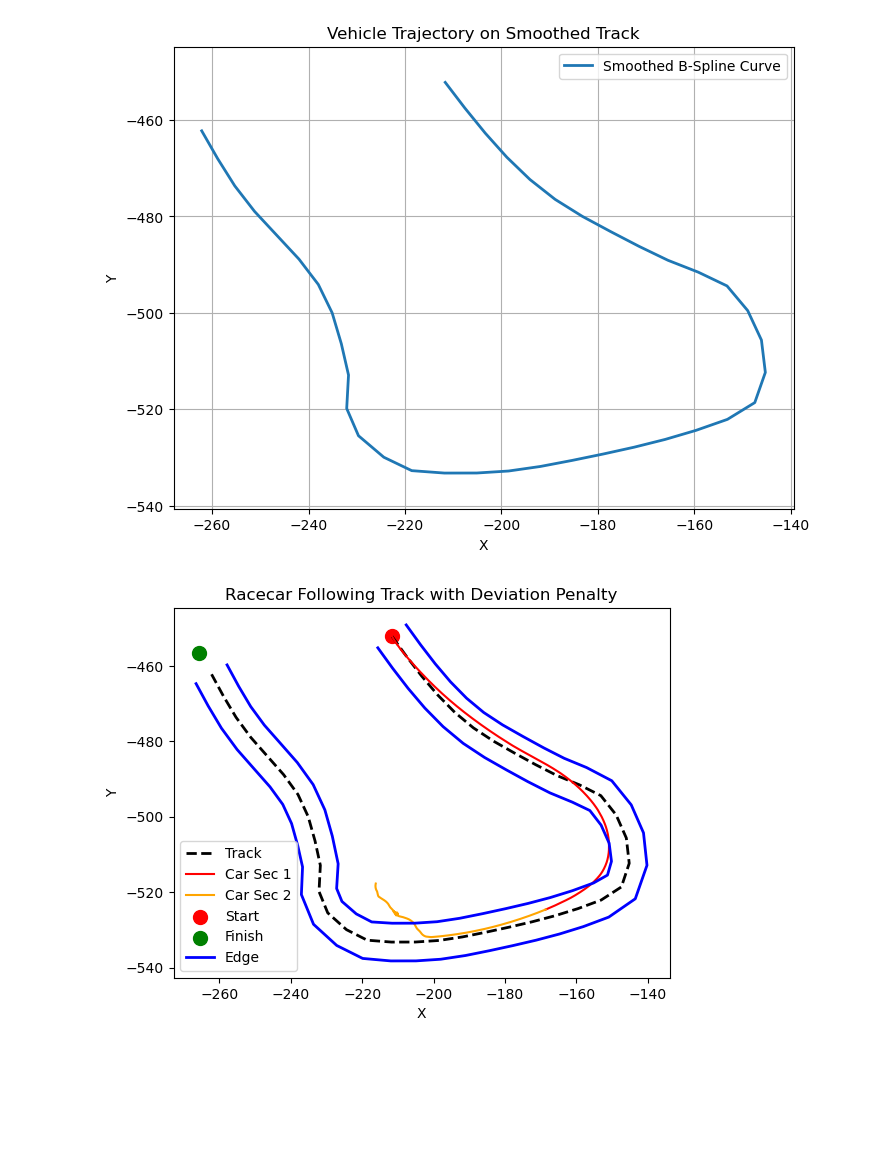
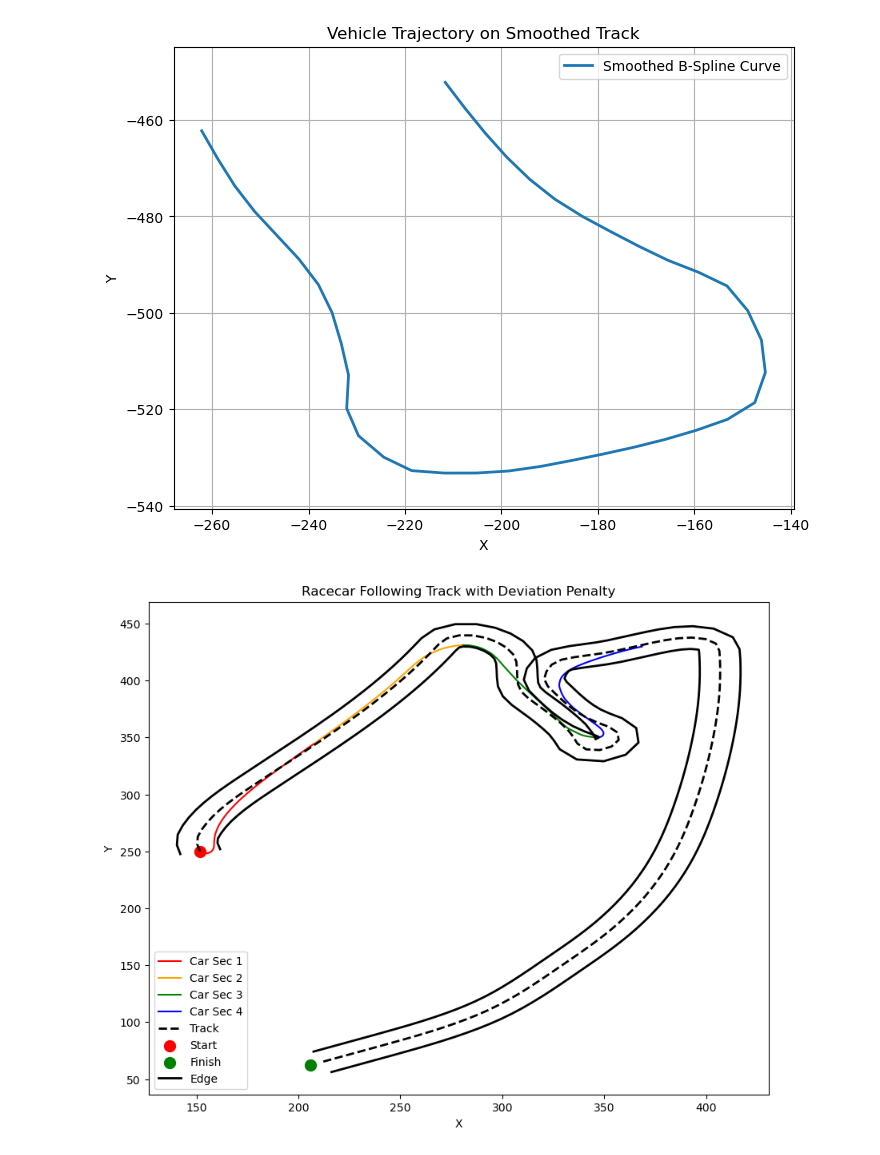
Before and after one commit to nathanctodd/Monaco, a Jupyter notebook: vol4proj.ipynb, the cells around one changed output. Cells and saved outputs as stored; diff of their text form; code cells hidden in the pictures; blank space fills up the shorter version.

```diff
--- a/vol4proj.ipynb
+++ b/vol4proj.ipynb
@@ -396,9 +396,11 @@ from scipy.interpolate import interp1d
 from scipy.integrate import solve_ivp
 
 # Define track (x_smooth, y_smooth)
-t = np.linspace(0, 1, len(x_smooth[290:330]))
-x_interp = interp1d(t, x_smooth[290:330], kind='cubic')
-y_interp = interp1d(t, y_smooth[290:330], kind='cubic')
+start_x, end_x = 0, 150
+t = np.linspace(0, 1, len(x_smooth[start_x:end_x]))
+x_interp = interp1d(t, x_smooth[start_x:end_x], kind='cubic')
+y_interp = interp1d(t, y_smooth[start_x:end_x], kind='cubic')
+
 
 # Car parameters
 L = 3  # Wheelbase
@@ -446,7 +448,7 @@ def speed_control(x, y, v, base_accel=3.0):
     else:
         return base_accel  # Accelerate normally
 
-def stanley_controller(x, y, theta, v, lookahead=0.08, k=1.5, damping=0.1):
+def stanley_controller(x, y, theta, v, lookahead=0.03, k=1.5, damping=0.1):
     """
     Stanley Controller for steering correction.
 
@@ -506,46 +508,58 @@ def control_func(t, state):
     a = speed_control(x, y, v)
 
     return a, delta
 
 
 
 # Solve the system
+plt.figure(figsize=(10, 8))
 t_span = [0, 10]
-y0 = [x_smooth[290], y_smooth[290], 10.0, -np.pi/3]  # Initial state (start at first track point)
+y0 = [x_smooth[start_x], y_smooth[start_x], 10.0, -np.pi/3]  # Initial state (start at first track point)
 sol = solve_ivp(racecar_dynamics, t_span, y0, args=(control_func,), t_eval=np.linspace(0, t_span[1], 500), method="RK45")
-t_span = [0,5]
+plt.plot(sol.y[0], sol.y[1], 'r', label="Car Sec 1")
+t_span = [0,10]
 y0 = [sol.y[0][-1], sol.y[1][-1], sol.y[2][-1], sol.y[3][-1]]  # Initial state (start at first track point)
 sol2 = solve_ivp(racecar_dynamics, t_span, y0, args=(control_func,), t_eval=np.linspace(0, t_span[1], 500), method="RK45")
+plt.plot(sol2.y[0], sol2.y[1], 'orange', label="Car Sec 2")
+
+t_span = [0,10]
+y0 = [sol2.y[0][-1], sol2.y[1][-1], sol2.y[2][-1], sol2.y[3][-1]]  # Initial state (start at first track point)
+sol3 = solve_ivp(racecar_dynamics, t_span, y0, args=(control_func,), t_eval=np.linspace(0, t_span[1], 500), method="RK45")
+plt.plot(sol3.y[0], sol3.y[1], 'green', label="Car Sec 3")
+
+t_span = [0,10]
+y0 = [sol3.y[0][-1], sol3.y[1][-1], sol3.y[2][-1], sol3.y[3][-1]]  # Initial state (start at first track point)
+sol4 = solve_ivp(racecar_dynamics, t_span, y0, args=(control_func,), t_eval=np.linspace(0, t_span[1], 500), method="RK45")
+plt.plot(sol4.y[0], sol4.y[1], 'blue', label="Car Sec 4")
 
 # Plot the track and trajectory
-plt.plot(x_smooth[290:330], y_smooth[290:330], '-', label='Track', linewidth=2, color='k', linestyle='--')
-plt.plot(sol.y[0], sol.y[1], 'r', label="Car Sec 1")
-plt.plot(sol2.y[0], sol2.y[1], 'orange', label="Car Sec 2")
-plt.scatter(x_smooth[290], y_smooth[290], color='red', s=100, label='Start')
-plt.scatter(x_smooth[330], y_smooth[330], color='green', s=100, label='Finish')
+plt.plot(x_smooth[start_x:end_x], y_smooth[start_x:end_x], '-', label='Track', linewidth=2, color='k', linestyle='--')
+plt.scatter(x_smooth[start_x], y_smooth[start_x], color='red', s=100, label='Start')
+plt.scatter(x_smooth[end_x], y_smooth[end_x], color='green', s=100, label='Finish')
 
 def compute_perpendiculars(x, y):
     dx = np.gradient(x)
     dy = np.gradient(y)
     lengths = np.sqrt(dx**2 + dy**2)
     dx /= lengths
     dy /= lengths
     px = -dy
     py = dx
     return px, py
 
-px, py = compute_perpendiculars(x_smooth[290:330], y_smooth[290:330])
-track_width = 10  # Adjust as needed
-x_outer = x_smooth[290:330] + (track_width / 2) * px
-y_outer =  y_smooth[290:330] + (track_width / 2) * py
-x_inner = x_smooth[290:330] - (track_width / 2) * px
-y_inner =  y_smooth[290:330] - (track_width / 2) * py
-plt.plot(x_outer, y_outer, color='blue', linewidth=2, label='Edge')
-plt.plot(x_inner, y_inner, color='blue', linewidth=2)
+px, py = compute_perpendiculars(x_smooth[start_x:end_x], y_smooth[start_x:end_x])
+track_width = 20  # Adjust as needed
+x_outer = x_smooth[start_x:end_x] + (track_width / 2) * px
+y_outer =  y_smooth[start_x:end_x] + (track_width / 2) * py
+x_inner = x_smooth[start_x:end_x] - (track_width / 2) * px
+y_inner =  y_smooth[start_x:end_x] - (track_width / 2) * py
+plt.plot(x_outer, y_outer, color='black', linewidth=2, label='Edge')
+plt.plot(x_inner, y_inner, color='black', linewidth=2)
 plt.xlabel("X")
 plt.ylabel("Y")
 plt.title("Racecar Following Track with Deviation Penalty")
 plt.legend(loc='lower left')
+
 plt.show()
 # %% [output]
-[figure, old version]
+[figure, new version]
```
Also changed, not shown: parts of 1 cell of this notebook.
